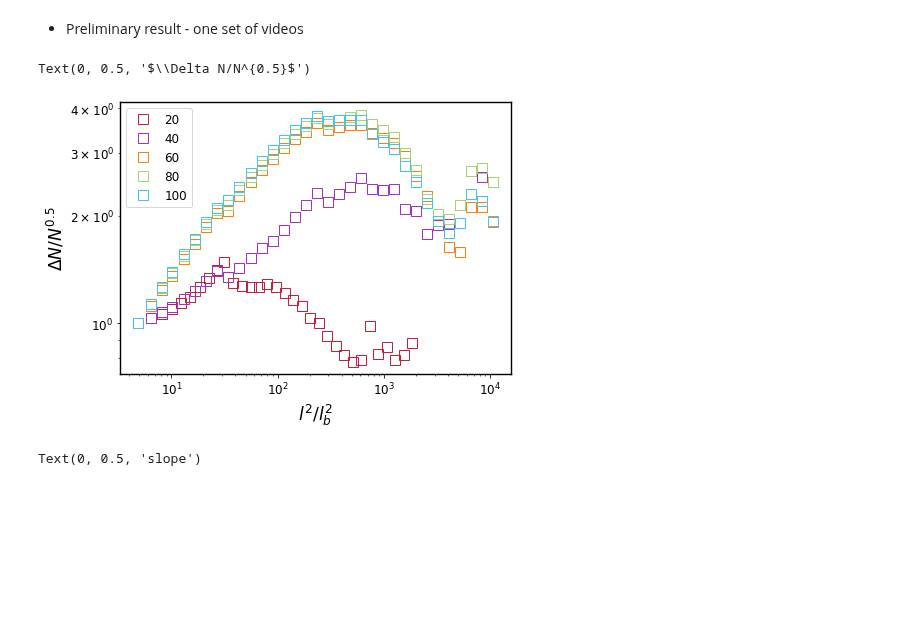
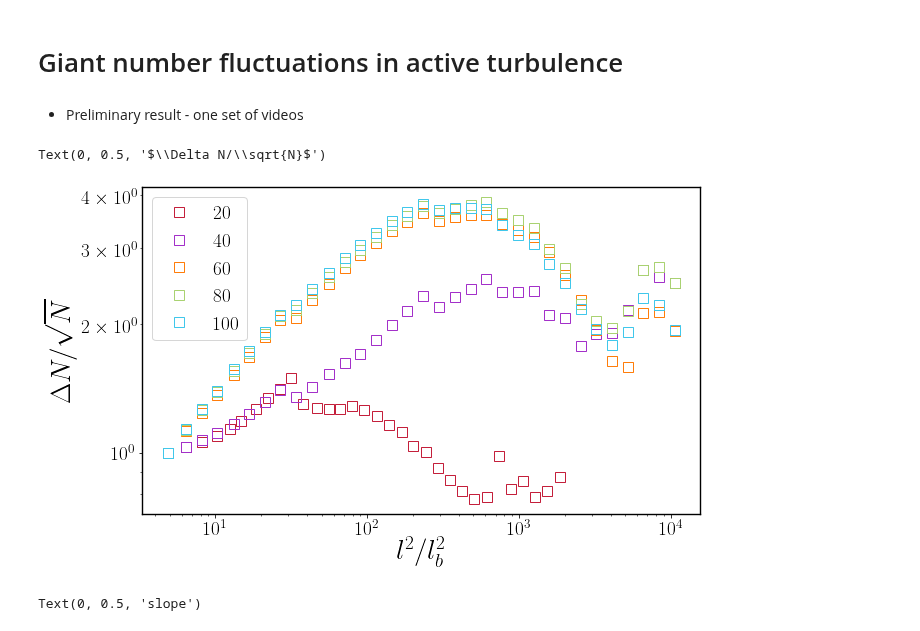
Before and after one commit to ZLoverty/Python, a Jupyter notebook: Correlation/src/fig-2_GNF.ipynb, the cells around one changed output. Cells and saved outputs as stored; diff of their text form; code cells hidden in the pictures; blank space fills up the shorter version.

```diff
--- a/Correlation/src/fig-2_GNF.ipynb
+++ b/Correlation/src/fig-2_GNF.ipynb
@@ -1,3 +1,5 @@
+# %% [markdown]
+# Giant number fluctuations in active turbulence
 # %%
 import numpy as np
 import matplotlib.pyplot as plt
@@ -17,8 +19,12 @@ from scipy import signal
 from scipy.interpolate import griddata
 from matplotlib_scalebar.scalebar import ScaleBar
 from matplotlib_scalebar.scalebar import SI_LENGTH
-import matplotlib as mpl
+import matplotlib
 import pandas as pd
+matplotlib.rcParams['text.usetex'] = True
+matplotlib.rcParams['font.size'] = 16
+matplotlib.rcParams['figure.figsize'] = 10, 6
+matplotlib.rcParams['font.family'] = 'serif'
 # %% [markdown]
 * Preliminary result - one set of videos
 # %%
@@ -36,35 +42,34 @@ for f in folders:
 data.to_csv(r'I:\Google Drive\Research projects\DF\Figures\fig2-GNF\GNF_data.csv', index=False)
 # %%
 data = pd.read_csv(r'I:\Google Drive\Research projects\DF\Figures\fig2-GNF\GNF_data.csv')
-plt.figure(figsize=(7, 5))
 lb = 3 # um
 mpp = 0.33
 count = 0
 slopeL = []
 for name in data.Name.drop_duplicates():
     subdata = data.loc[data.Name==name]
     # to plot, xx yy
     xx = subdata.n / (lb/mpp)**2
     yy = subdata.d / subdata.n**.5
     yy = yy / yy.iat[0]
     plt.plot(xx[0:len(xx):3], yy[0:len(yy):3], label=str(name), ls='', marker='s',
             mfc=(0,0,0,0), mec=wowcolor(count), markersize=10)
     # to fit
     x = xx.loc[xx<2e1]
     y = yy.loc[xx<2e1]
     xf, yf, xt, yt, slope = label_slope(x, y, location='n')
 #     plt.plot(xf, yf, ls='--', color='black')
 #     plt.text(xt, yt, '{:.2f}'.format(slope))
     count += 1
     slopeL.append(slope)
 plt.legend()
 plt.xscale('log')
 plt.yscale('log')
 plt.xlabel('$l^2/l_b^2$')
-plt.ylabel('$\Delta N/N^{0.5}$')
+plt.ylabel('$\Delta N/\sqrt{N}$')
 # %% [output]
-Text(0, 0.5, '$\\Delta N/N^{0.5}$')
+Text(0, 0.5, '$\\Delta N/\\sqrt{N}$')
-[figure, old version]
+[figure, new version]
 # %%
 n = [20, 40, 60, 80, 100]
 plt.figure(figsize=(7, 5))
```
Also changed, not shown: parts of 9 cells of this notebook, 14 other files.
